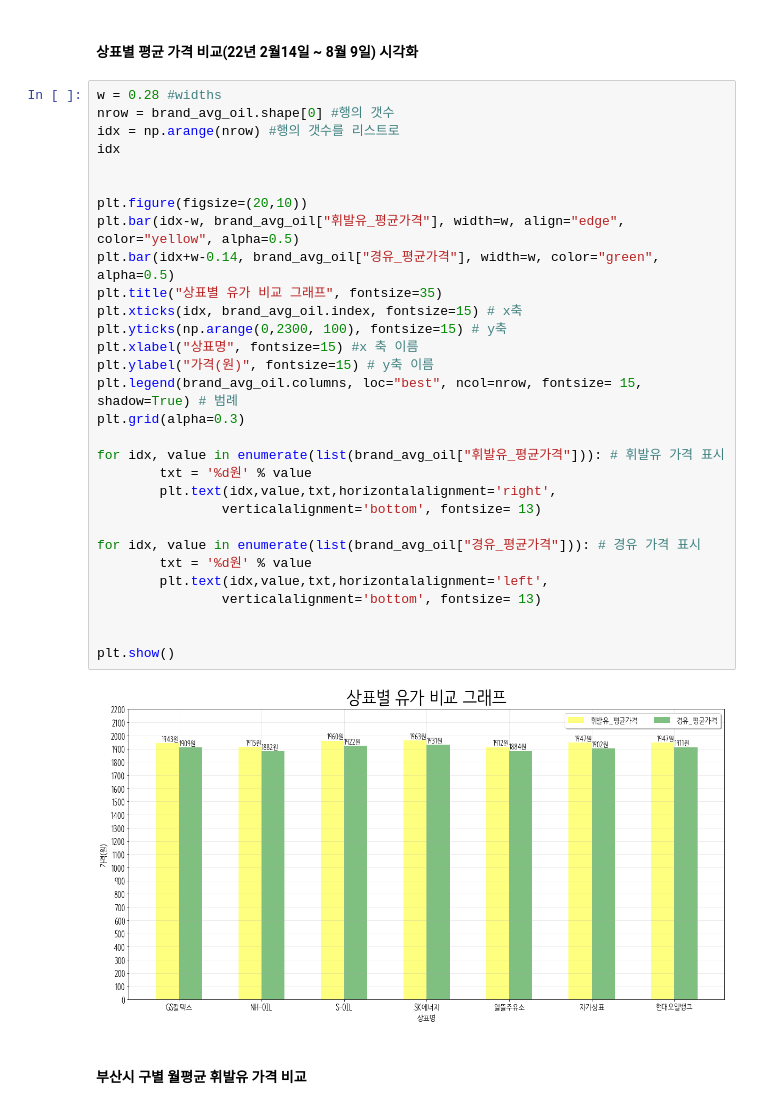
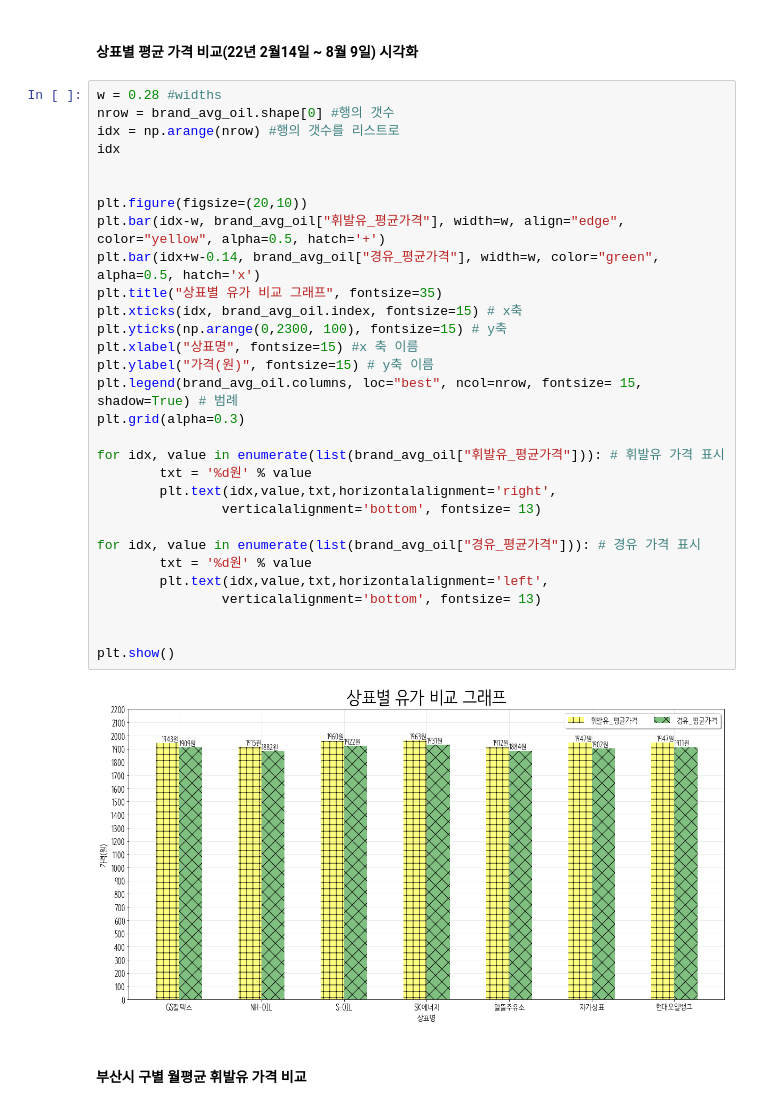
Before and after one commit to certainly-I/Busan-Oil-Price-Analysis, a Jupyter notebook: 1주유소_전처리.ipynb, the cells around one changed output. Cells and saved outputs as stored; diff of their text form.

```diff
--- a/1주유소_전처리.ipynb
+++ b/1주유소_전처리.ipynb
@@ -427,35 +427,35 @@ brand_avg_oil
 # %%
 w = 0.28 #widths
 nrow = brand_avg_oil.shape[0] #행의 갯수
 idx = np.arange(nrow) #행의 갯수를 리스트로
 idx
 
 
 plt.figure(figsize=(20,10))
-plt.bar(idx-w, brand_avg_oil["휘발유_평균가격"], width=w, align="edge", color="yellow", alpha=0.5)
-plt.bar(idx+w-0.14, brand_avg_oil["경유_평균가격"], width=w, color="green", alpha=0.5)
+plt.bar(idx-w, brand_avg_oil["휘발유_평균가격"], width=w, align="edge", color="yellow", alpha=0.5, hatch='+')
+plt.bar(idx+w-0.14, brand_avg_oil["경유_평균가격"], width=w, color="green", alpha=0.5, hatch='x')
 plt.title("상표별 유가 비교 그래프", fontsize=35)
 plt.xticks(idx, brand_avg_oil.index, fontsize=15) # x축
 plt.yticks(np.arange(0,2300, 100), fontsize=15) # y축
 plt.xlabel("상표명", fontsize=15) #x 축 이름
 plt.ylabel("가격(원)", fontsize=15) # y축 이름
 plt.legend(brand_avg_oil.columns, loc="best", ncol=nrow, fontsize= 15, shadow=True) # 범례
 plt.grid(alpha=0.3)
 
 for idx, value in enumerate(list(brand_avg_oil["휘발유_평균가격"])): # 휘발유 가격 표시
         txt = '%d원' % value
         plt.text(idx,value,txt,horizontalalignment='right',
                 verticalalignment='bottom', fontsize= 13)
 
 for idx, value in enumerate(list(brand_avg_oil["경유_평균가격"])): # 경유 가격 표시
         txt = '%d원' % value
         plt.text(idx,value,txt,horizontalalignment='left',
                 verticalalignment='bottom', fontsize= 13)
 
 
 plt.show()
 # %% [output]
-[figure, old version]
+[figure, new version]
 # %% [markdown]
 #### 부산시 구별 월평균 휘발유 가격 비교
 # %%
```
Also changed, not shown: parts of 5 cells of this notebook, 1 other file.
